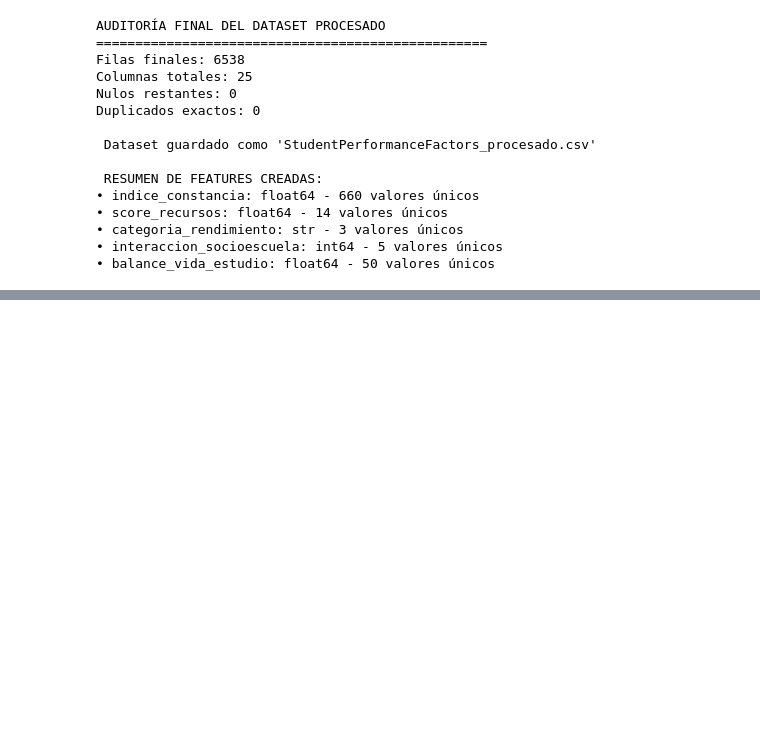
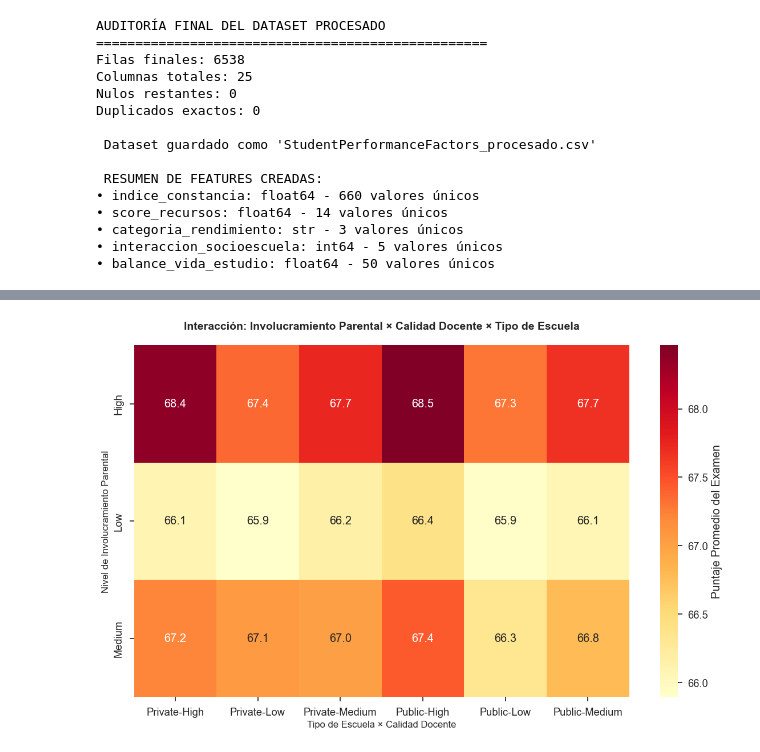
Before and after one commit to navanacho/analisis_datos, a Jupyter notebook: TrabajoIntegrador/TPIntegrador.ipynb, the cells around one changed output, grey strips where cells are left out. Saved outputs shown, nothing was run; the diff lists cells and outputs as text; code cells hidden in the pictures; blank space fills up the shorter version.

```diff
--- a/TrabajoIntegrador/TPIntegrador.ipynb
+++ b/TrabajoIntegrador/TPIntegrador.ipynb
@@ -320,0 +372,23 @@ Duplicados exactos: 0
+# %%
+#Grafico 2 involucramiento parenteal x calidad docente x tipo de escuela (Pregunta 2)
+plt.figure(figsize=(14, 8))
+
+#tabla dinamica para heatmap
+tabla_pivot = df.pivot_table(values='Exam_Score',
+                             index=('Parental_Involvement'),
+                             columns=['School_Type', 'Teacher_Quality'],
+                             aggfunc='mean')
+
+#crear heatmap
+# Crear heatmap
+sns.heatmap(tabla_pivot, annot=True, fmt='.1f', cmap='YlOrRd',
+            cbar_kws={'label': 'Puntaje Promedio del Examen'})
+plt.title('Interacción: Involucramiento Parental × Calidad Docente × Tipo de Escuela',
+          fontsize=14, fontweight='bold', pad=20)
+plt.xlabel('Tipo de Escuela × Calidad Docente', fontsize=12)
+plt.ylabel('Nivel de Involucramiento Parental', fontsize=12)
+
+plt.savefig('grafico_2_involucramiento_docente.png', dpi=300, bbox_inches='tight')
+plt.show()
+# %% [output]
+[figure, added]
```
Also changed, not shown: parts of 8 cells of this notebook, 6 other files.
